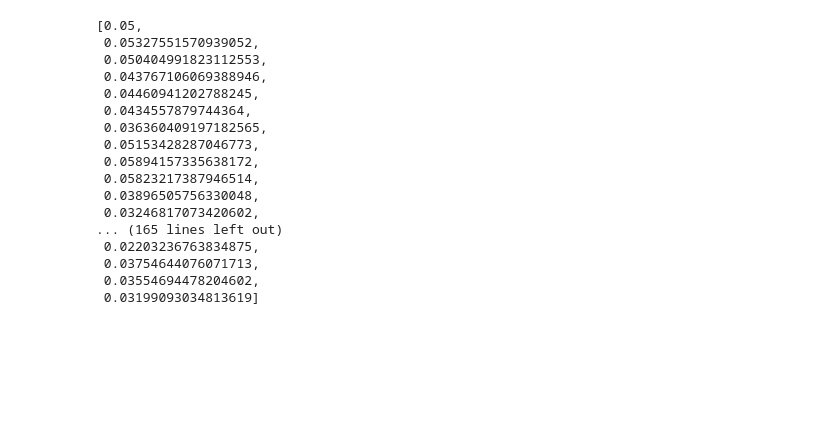
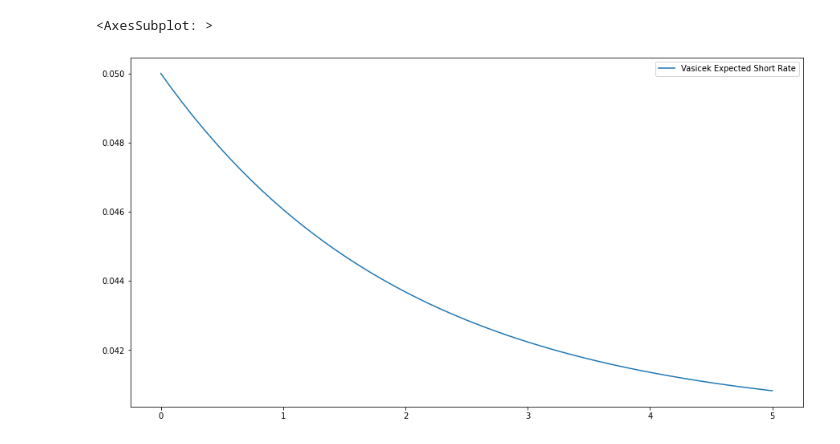
Before and after one commit to Eskild-afk/MasterThesis, a Jupyter notebook: playground.ipynb, the cells around one changed output. Drawn from its saved outputs; the diff is of its cells as text; code cells hidden in the pictures; blank space fills up the shorter version.

```diff
--- a/playground.ipynb
+++ b/playground.ipynb
@@ -1,23 +1,14 @@
-# %%
-from dynamics import *
-testDynamic = Vasicek(0.05, 0.02, 0.6, 0.02)
-testDynamic.create_path(1/12, 15, 2023)
-# %% [output]
-[0.05,
- 0.05327551570939052,
- 0.050404991823112553,
- 0.043767106069388946,
- 0.04460941202788245,
- 0.0434557879744364,
- 0.036360409197182565,
- 0.05153428287046773,
- 0.05894157335638172,
- 0.05823217387946514,
- 0.03896505756330048,
- 0.03246817073420602,
-... (165 lines left out)
- 0.02203236763834875,
- 0.03754644076071713,
- 0.03554694478204602,
- 0.03199093034813619]
+# %%
+from dynamics import *
+import seaborn as sns
+import matplotlib.pyplot as plt
+
+testDynamic = Vasicek(initial=0.05, mean=0.02, reversion=-0.5, volatility=0.02)
+# testDynamic.create_path(stepsize=1/12, duration=15, seed=2023)
+plt.figure(figsize=(15,8))
+expected = [testDynamic.expectedRate(x) for x in np.arange(0,5*12+1)/12]
+sns.lineplot(x=np.arange(0,5*12+1)/12, y=expected, label="Vasicek Expected Short Rate")
+# %% [output]
+<AxesSubplot: >
+[figure, added]
 # %%
```
Also changed, not shown: parts of 8 cells of this notebook, 3 other files.
